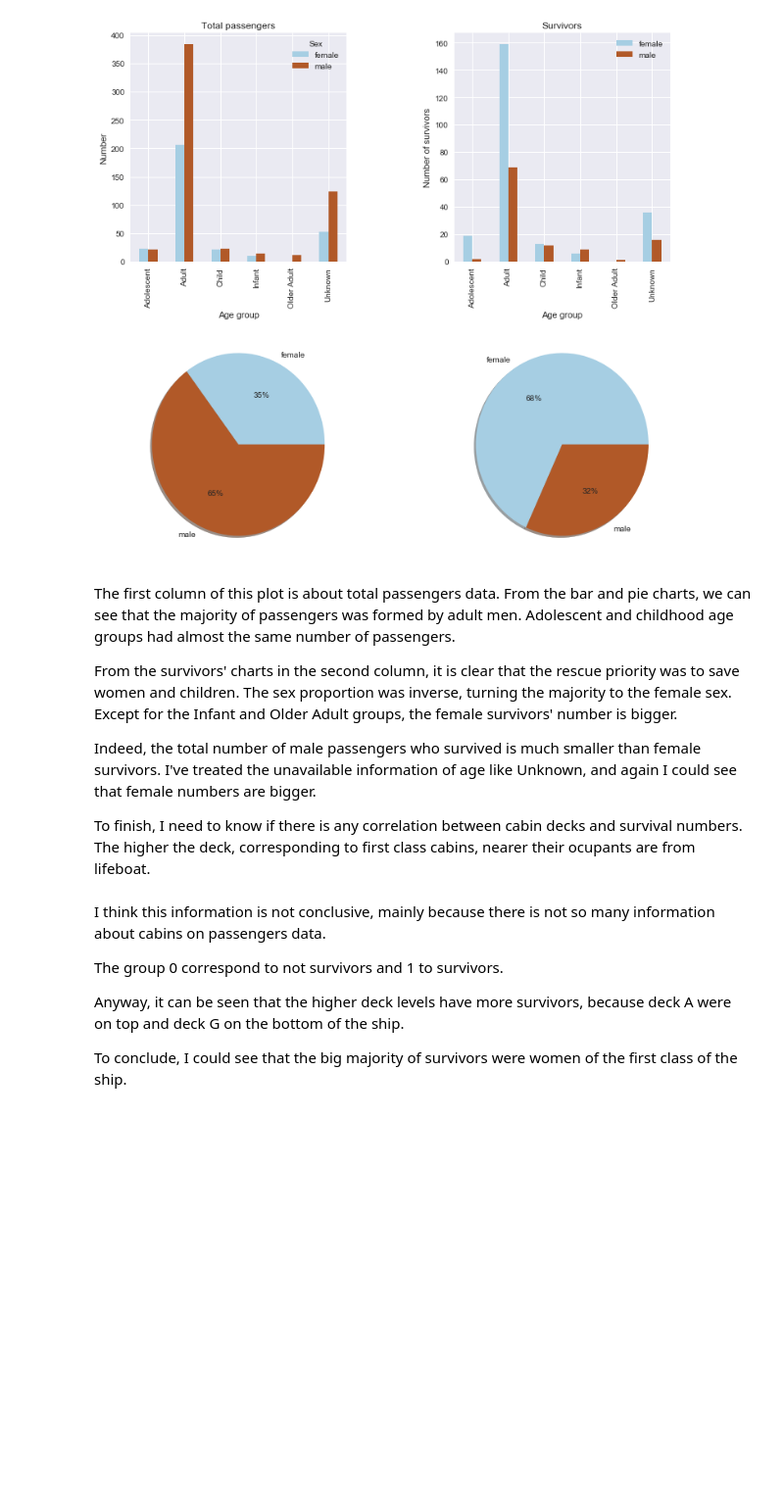
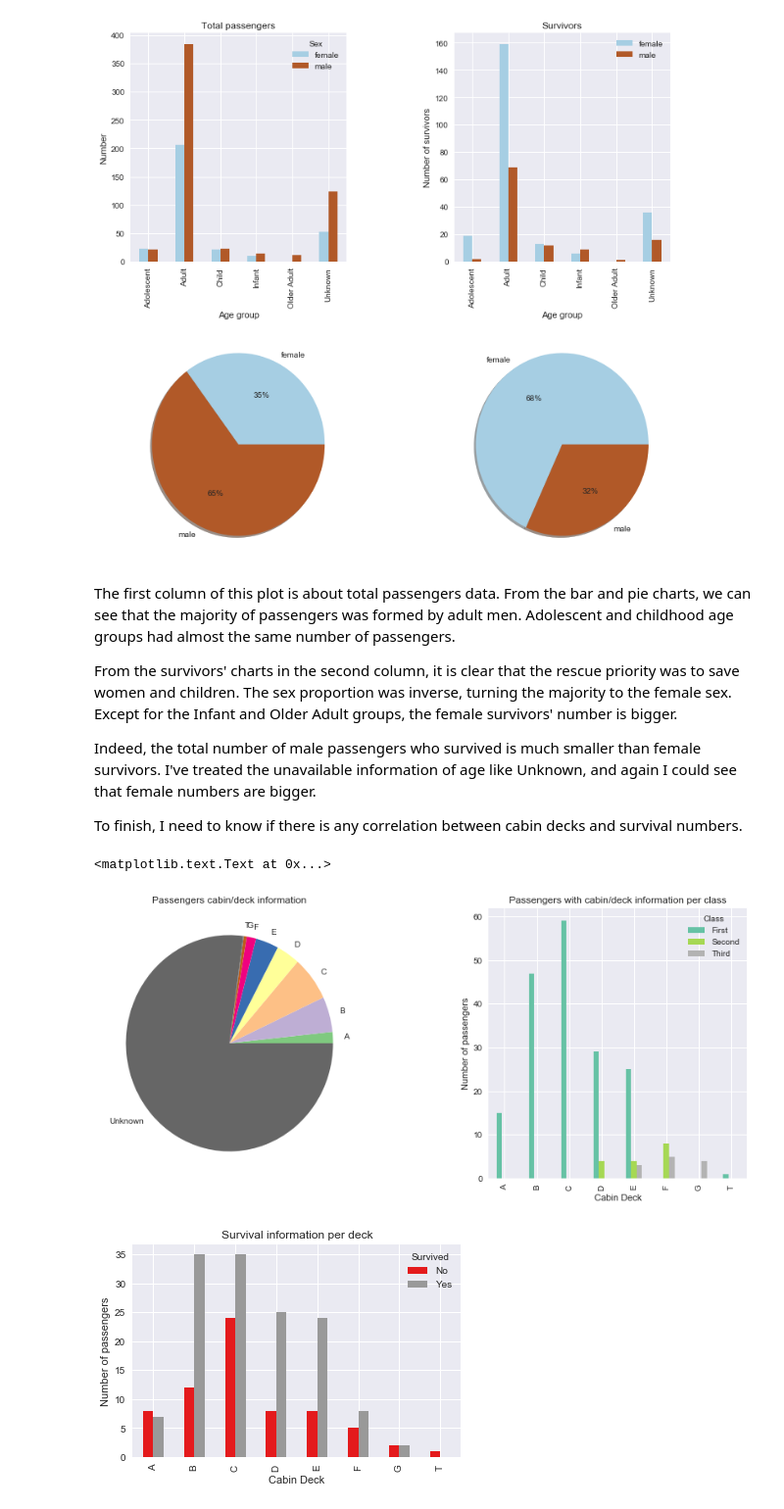
Before and after one commit to dsuruagy/udacityDataAnalyst, a Jupyter notebook: part3/l5-numpyPandas2DData/project/Investigate Titanic Dataset.ipynb, the cells around one changed output. Shown: that part at 98% size. Saved outputs shown, nothing was run; the diff lists cells and outputs as text; code cells hidden in the pictures; blank space fills up the shorter version.

Commit message:
Complementing the cabin/deck analysis.

```diff
--- a/part3/l5-numpyPandas2DData/project/Investigate Titanic Dataset.ipynb
+++ b/part3/l5-numpyPandas2DData/project/Investigate Titanic Dataset.ipynb
@@ -148,4 +150,4 @@ From the survivors' charts in the second column, it is clear that the rescue pri
 
 Indeed, the total number of male passengers who survived is much smaller than female survivors. I've treated the unavailable information of age like Unknown, and again I could see that female numbers are bigger.
 
-To finish, I need to know if there is any correlation between cabin decks and survival numbers. The higher the deck, corresponding to first class cabins, nearer their ocupants are from lifeboat.
+To finish, I need to know if there is any correlation between cabin decks and survival numbers.
@@ -161,8 +154,38 @@ pivoted_deck_data.plot(kind='bar', colormap='Set1',
-# %% [markdown]
-I think this information is not conclusive, mainly because there is not so many information about cabins on passengers data.
-
-The group 0 correspond to not survivors and 1 to survivors.
-
-Anyway, it can be seen that the higher deck levels have more survivors, because deck A were on top and deck G on the bottom of the ship.
-
-To conclude, I could see that the big majority of survivors were women of the first class of the ship.
+# %%
+# Passengers with cabin/deck information
+passenger_with_deck_info = titanic_df.groupby(['Cabin Deck'])['PassengerId'].count()
+
+
+# Deck information by classes
+deck_by_class = titanic_df.groupby(['Cabin Deck', 'Pclass'], as_index=False).count()
+# Reshaping total data, in a more compact way than done in the previous survived data
+deck_by_class.rename(columns={"Pclass":"Class"}, inplace=True)
+pivoted_deck_by_class = deck_by_class.pivot(index='Cabin Deck', columns='Class', values='PassengerId')
+pivoted_deck_by_class.drop('Unknown', inplace=True)
+
+# Plotting data about decks
+fig, axarr = plt.subplots(ncols=2, figsize=(14,6))
+
+passenger_with_deck_info.plot(kind='pie', ax=axarr[0], colormap='Accent', title='Passengers cabin/deck information')
+axarr[0].set_ylabel('')
+pivoted_deck_by_class.plot(kind='bar', ax=axarr[1], colormap='Set2',
+                           title='Passengers with cabin/deck information per class')
+axarr[1].set_ylabel('Number of passengers')
+plt.subplots_adjust(wspace=0.5)
+
+
+
+# Grouping data by cabin deck and survival information, then couting how many people are in each group:
+deck_survivors_counting_df = titanic_df.groupby(['Cabin Deck', 'Survived'], as_index=False).count()
+# Reshaping data for show survival counting in each row, indexed by the cabin deck
+pivoted_deck_data = deck_survivors_counting_df.pivot(index='Cabin Deck', columns='Survived', values='Name')
+# Removing Unknown deck data, to see if there is any correlation between this and survival information
+pivoted_deck_data.drop('Unknown', inplace=True)
+
+fig, ax = plt.subplots()
+pivoted_deck_data.plot(kind='bar', colormap='Set1', title='Survival information per deck', ax=ax)
+ax.set_ylabel('Number of passengers')
+# %% [output]
+<matplotlib.text.Text at 0x...>
+[figure, added]
+[figure, added]
```
Also changed, not shown: parts of 5 cells of this notebook.
